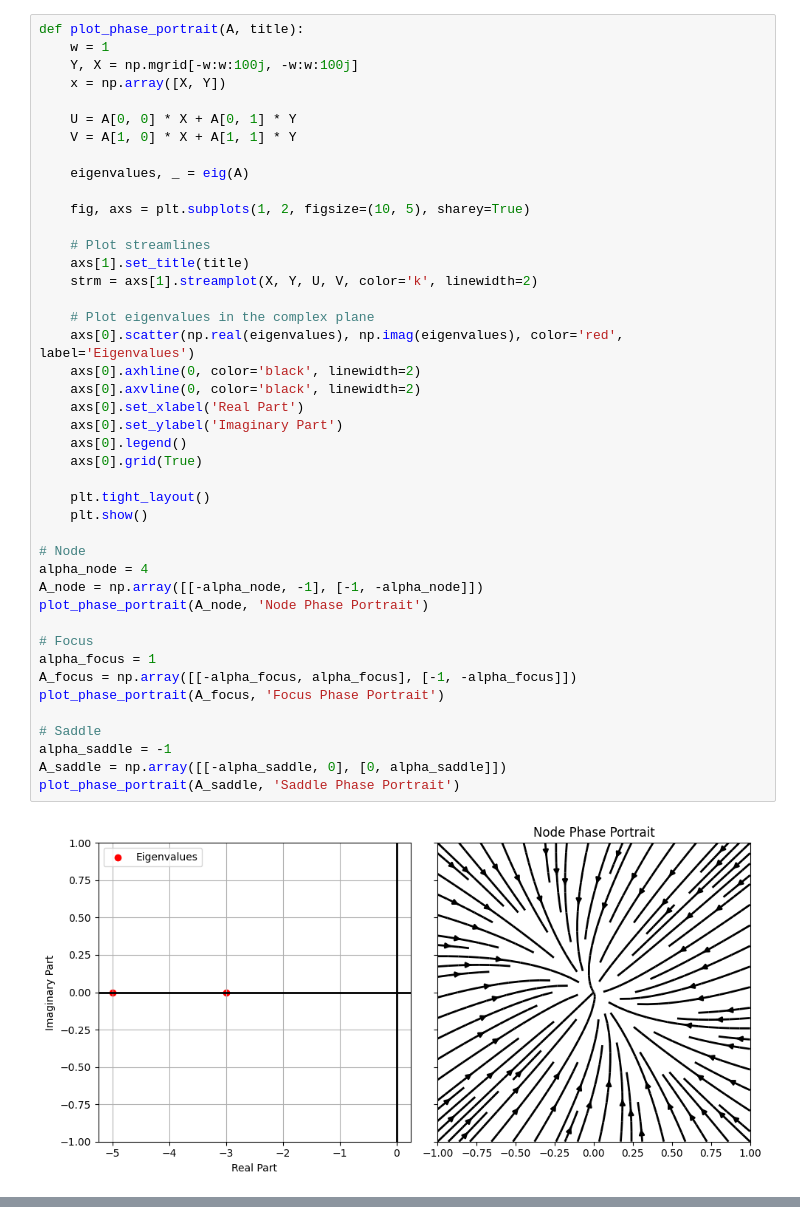
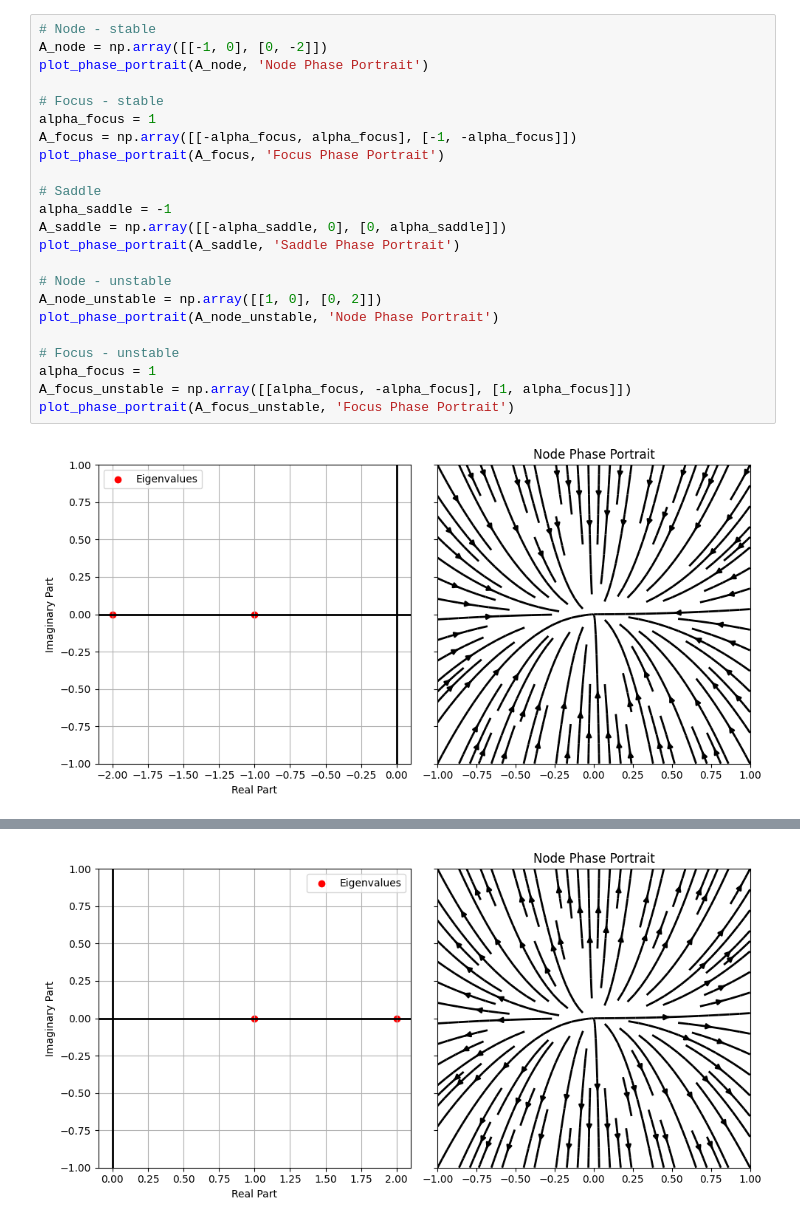
Before and after one commit to mymermer/MLCMS, a Jupyter notebook: Exercise04/Task1/Task1.ipynb, the cells around one changed output, grey strips where cells are left out. Cells and saved outputs as stored; diff of their text form.

Commit message:
* split file into Task1.ipynb and utils.py * change node matrix * add unstable phase portraits

```diff
--- a/Exercise04/Task1/Task1.ipynb
+++ b/Exercise04/Task1/Task1.ipynb
@@ -5,47 +3,28 @@ from numpy.linalg import eig
 # %%
-def plot_phase_portrait(A, title):
-    w = 1
-    Y, X = np.mgrid[-w:w:100j, -w:w:100j]
-    x = np.array([X, Y])
-
-    U = A[0, 0] * X + A[0, 1] * Y
-    V = A[1, 0] * X + A[1, 1] * Y
-
-    eigenvalues, _ = eig(A)
-
-    fig, axs = plt.subplots(1, 2, figsize=(10, 5), sharey=True)
-
-    # Plot streamlines
-    axs[1].set_title(title)
-    strm = axs[1].streamplot(X, Y, U, V, color='k', linewidth=2)
-
-    # Plot eigenvalues in the complex plane
-    axs[0].scatter(np.real(eigenvalues), np.imag(eigenvalues), color='red', label='Eigenvalues')
-    axs[0].axhline(0, color='black', linewidth=2)
-    axs[0].axvline(0, color='black', linewidth=2)
-    axs[0].set_xlabel('Real Part')
-    axs[0].set_ylabel('Imaginary Part')
-    axs[0].legend()
-    axs[0].grid(True)
-
-    plt.tight_layout()
-    plt.show()
-
-# Node
-alpha_node = 4
-A_node = np.array([[-alpha_node, -1], [-1, -alpha_node]])
+# Node - stable
+A_node = np.array([[-1, 0], [0, -2]])
 plot_phase_portrait(A_node, 'Node Phase Portrait')
 
-# Focus
+# Focus - stable
 alpha_focus = 1
 A_focus = np.array([[-alpha_focus, alpha_focus], [-1, -alpha_focus]])
 plot_phase_portrait(A_focus, 'Focus Phase Portrait')
 
 # Saddle
 alpha_saddle = -1
 A_saddle = np.array([[-alpha_saddle, 0], [0, alpha_saddle]])
 plot_phase_portrait(A_saddle, 'Saddle Phase Portrait')
+
+# Node - unstable
+A_node_unstable = np.array([[1, 0], [0, 2]])
+plot_phase_portrait(A_node_unstable, 'Node Phase Portrait')
+
+# Focus - unstable
+alpha_focus = 1
+A_focus_unstable = np.array([[alpha_focus, -alpha_focus], [1, alpha_focus]])
+plot_phase_portrait(A_focus_unstable, 'Focus Phase Portrait')
 # %% [output]
-[figure, old version]
+[figure, new version]
 [figure]
 [figure]
+[figure, added]
```
Also changed, not shown: parts of 2 cells of this notebook, 1 other file.
